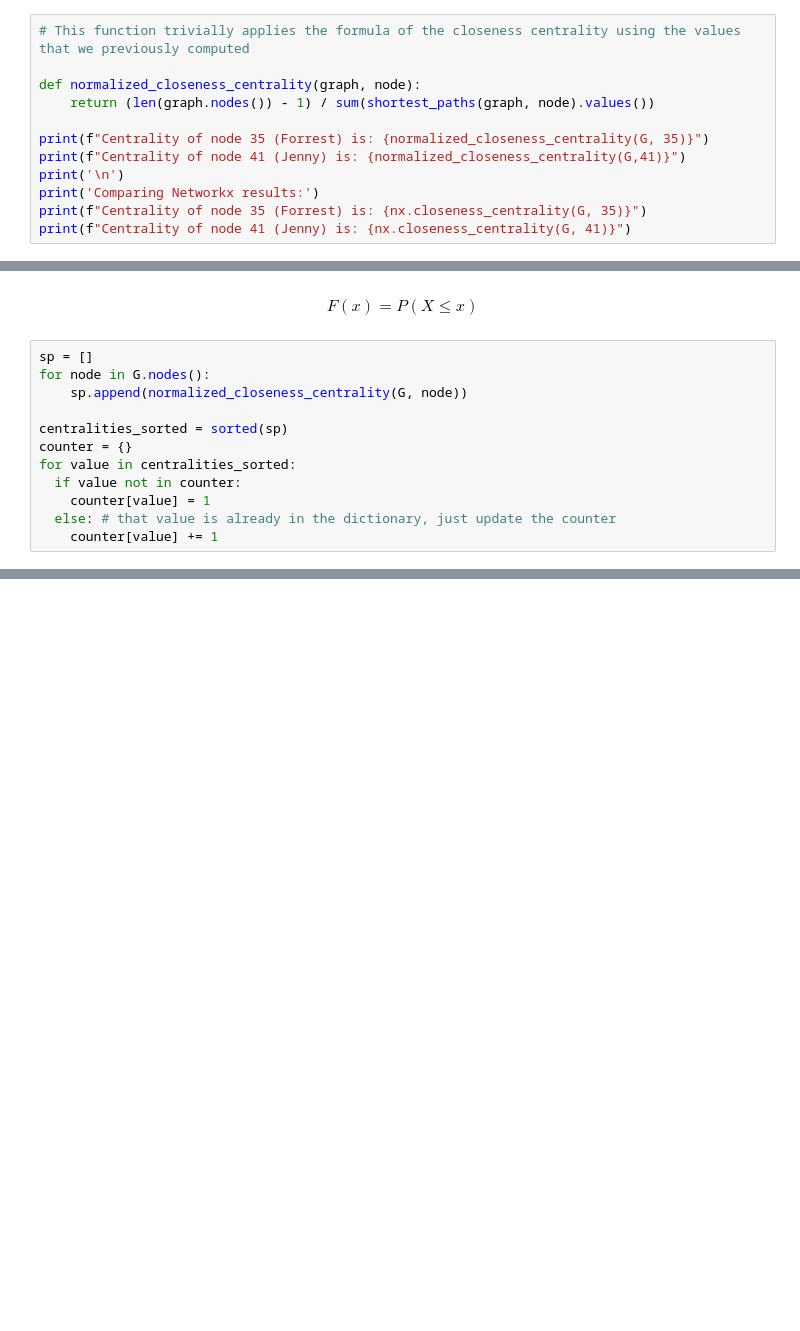
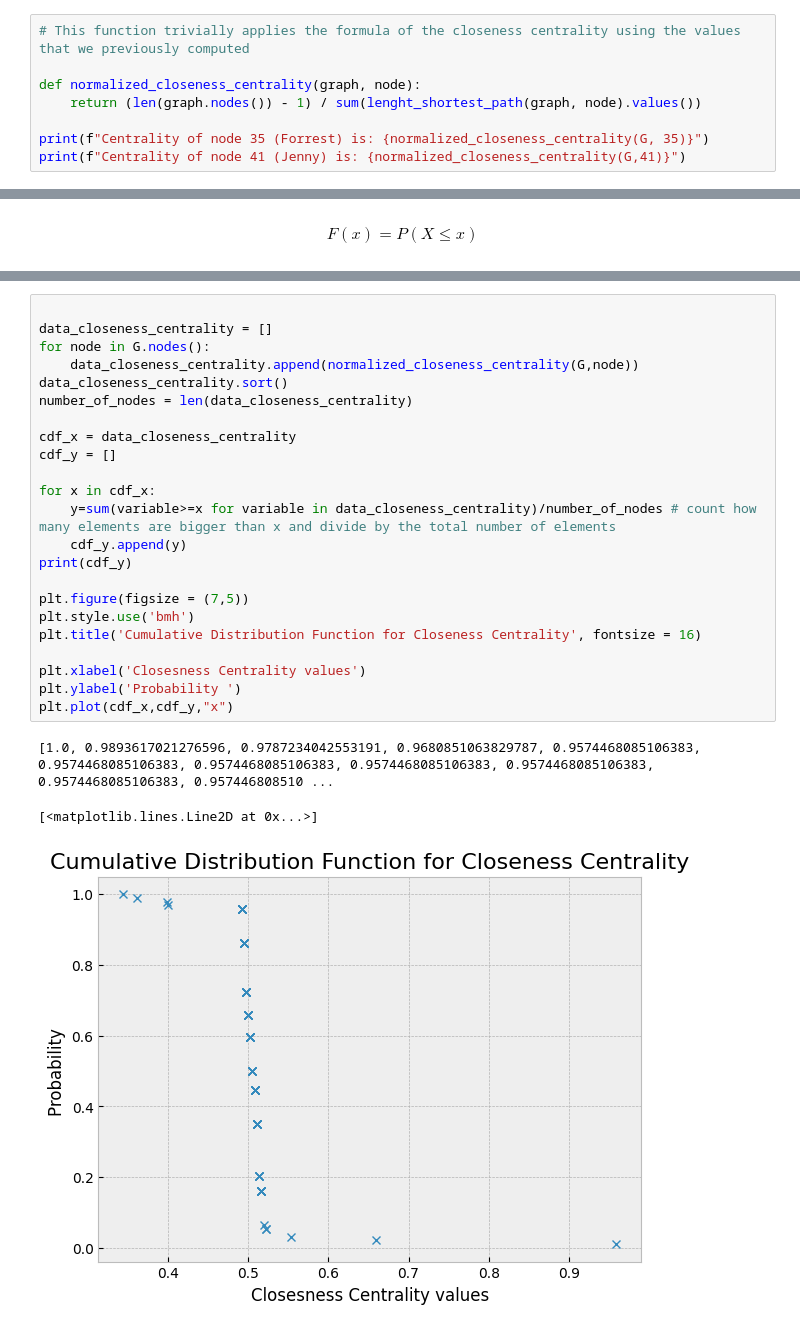
Before and after one commit to Dadd0/social-network-analysis-forrest-gump, a Jupyter notebook: forrest_gump.ipynb, the cells around one changed output, grey strips where cells are left out. Drawn from its saved outputs; the diff is of its cells as text; blank space fills up the shorter version.

```diff
--- a/forrest_gump.ipynb
+++ b/forrest_gump.ipynb
@@ -262,14 +299,10 @@ def shortest_paths(graph, start):
 # This function trivially applies the formula of the closeness centrality using the values that we previously computed
 
 def normalized_closeness_centrality(graph, node):
-    return (len(graph.nodes()) - 1) / sum(shortest_paths(graph, node).values())
+    return (len(graph.nodes()) - 1) / sum(lenght_shortest_path(graph, node).values())
 
 print(f"Centrality of node 35 (Forrest) is: {normalized_closeness_centrality(G, 35)}")
 print(f"Centrality of node 41 (Jenny) is: {normalized_closeness_centrality(G,41)}")
-print('\n')
-print('Comparing Networkx results:')
-print(f"Centrality of node 35 (Forrest) is: {nx.closeness_centrality(G, 35)}")
-print(f"Centrality of node 41 (Jenny) is: {nx.closeness_centrality(G, 41)}")
 # %% [output]
 Centrality of node 35 (Forrest) is: 0.9587628865979382
 Centrality of node 41 (Jenny) is: 0.6595744680851063
@@ -288,15 +316,3 @@ Centrality of node 41 (Jenny) is: 0.6595744680851063
 # c) Cumulative distribution function
 # %% [markdown]
 $$F(x) = P(X \le x)$$
-# %%
-sp = []
-for node in G.nodes():
-    sp.append(normalized_closeness_centrality(G, node))
-
-centralities_sorted = sorted(sp)
-counter = {}
-for value in centralities_sorted:
-  if value not in counter:
-    counter[value] = 1
-  else: # that value is already in the dictionary, just update the counter
-    counter[value] += 1
@@ -336,0 +321,27 @@ Text(0, 0.5, 'Cumulative Distribution ')
+# %%
+
+data_closeness_centrality = []
+for node in G.nodes():
+    data_closeness_centrality.append(normalized_closeness_centrality(G,node))
+data_closeness_centrality.sort()
+number_of_nodes = len(data_closeness_centrality)
+
+cdf_x = data_closeness_centrality
+cdf_y = []
+
+for x in cdf_x:
+    y=sum(variable>=x for variable in data_closeness_centrality)/number_of_nodes # count how many elements are bigger than x and divide by the total number of elements
+    cdf_y.append(y)
+print(cdf_y)
+
+plt.figure(figsize = (7,5))
+plt.style.use('bmh')
+plt.title('Cumulative Distribution Function for Closeness Centrality', fontsize = 16)
+
+plt.xlabel('Closesness Centrality values')
+plt.ylabel('Probability ')
+plt.plot(cdf_x,cdf_y,"x")
+# %% [output]
+[1.0, 0.9893617021276596, 0.9787234042553191, 0.9680851063829787, 0.9574468085106383, 0.9574468085106383, 0.9574468085106383, 0.9574468085106383, 0.9574468085106383, 0.9574468085106383, 0.957446808510 ...
+[<matplotlib.lines.Line2D at 0x...>]
+[figure, added]
```
Also changed, not shown: parts of 13 cells of this notebook.
